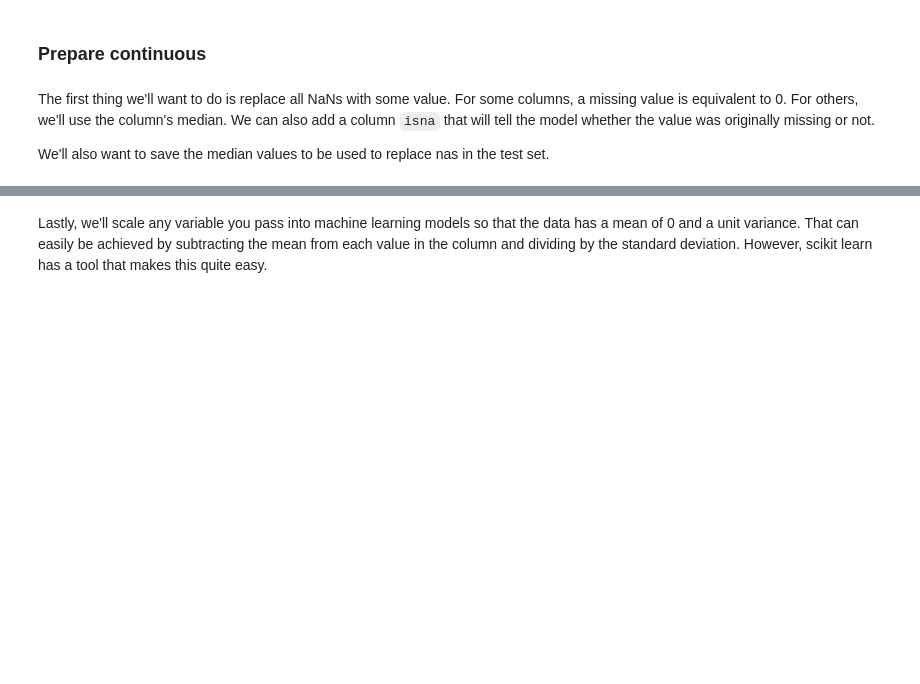
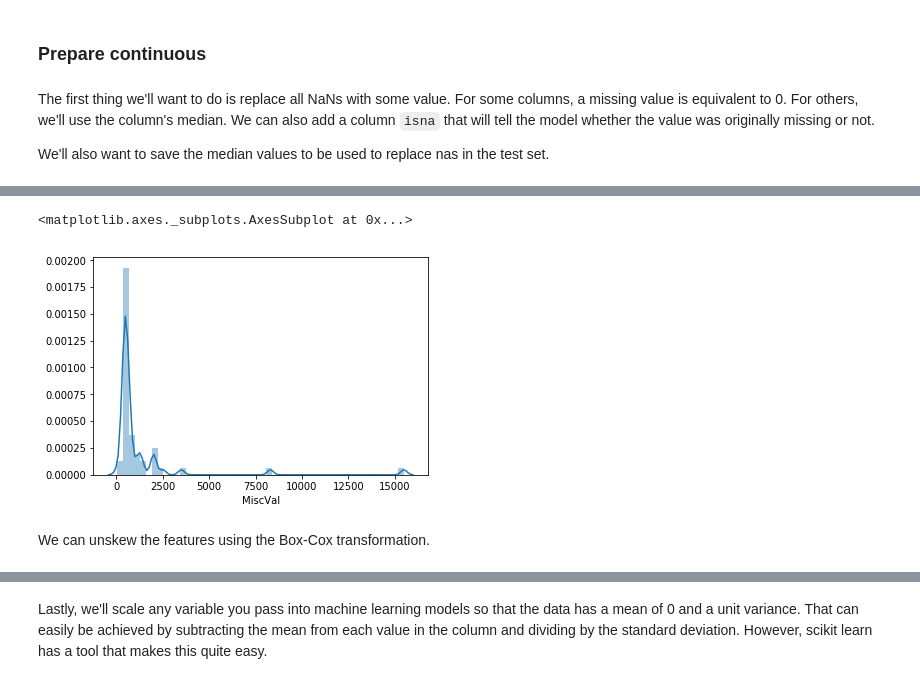
Before and after one commit to Technology-Notes/kaggle-notebooks, a Jupyter notebook: kaggle/house-prices-advanced-regression-techniques/linear-regression.ipynb, the cells around one changed output, grey strips where cells are left out. Drawn from its saved outputs; the diff is of its cells as text; code cells hidden in the pictures; blank space fills up the shorter version.

Commit message:
House prices: unskew features.

```diff
--- a/kaggle/house-prices-advanced-regression-techniques/linear-regression.ipynb
+++ b/kaggle/house-prices-advanced-regression-techniques/linear-regression.ipynb
@@ -217,0 +240,7 @@ for col in continuous_columns:
+# %%
+sns.distplot(df_raw[df_raw['MiscVal'] != 0]['MiscVal'])
+# %% [output]
+<matplotlib.axes._subplots.AxesSubplot at 0x...>
+[figure, added]
+# %% [markdown]
+We can unskew the features using the Box-Cox transformation.
```
Also changed, not shown: parts of 16 cells of this notebook, 1 other file.
